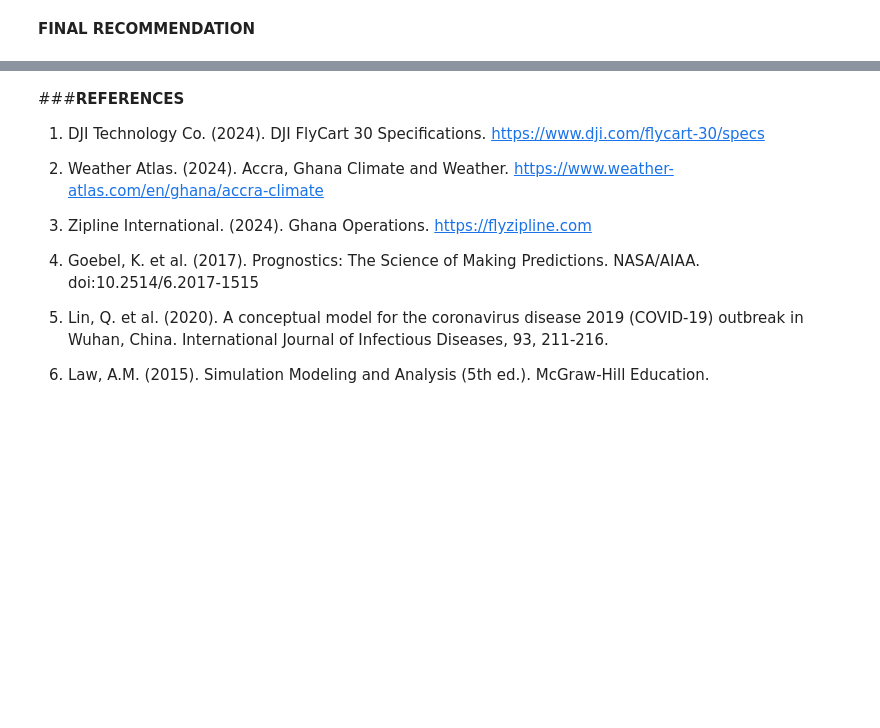
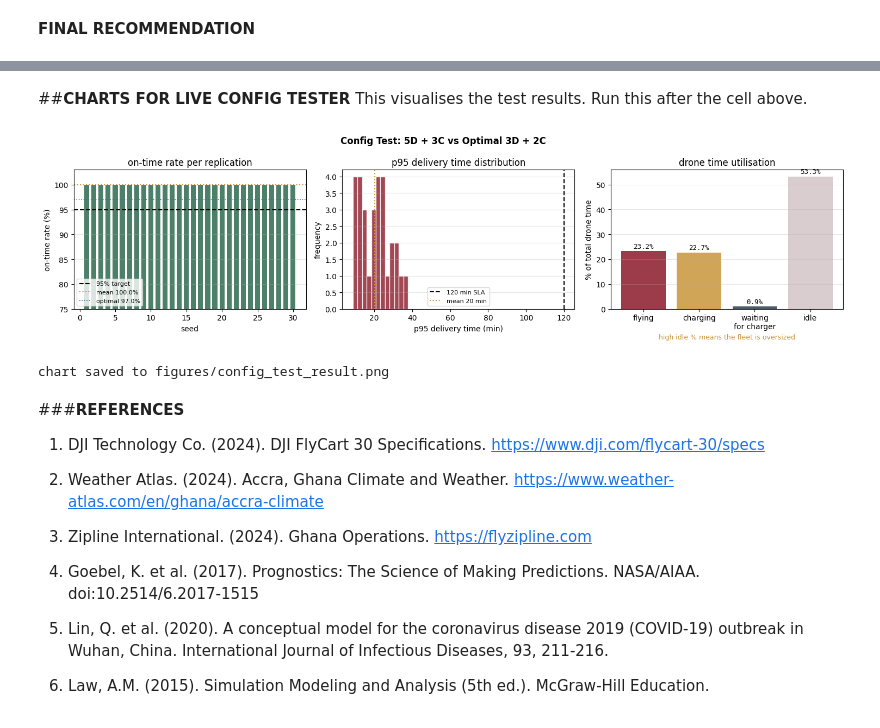
Before and after one commit to marzafiee/drone-delivery-sim, a Jupyter notebook: Last_Mile_Drone_Delivery_Hub_System_Simulation.ipynb, the cells around one changed output, grey strips where cells are left out. Cells and saved outputs as stored; diff of their text form; code cells hidden in the pictures; blank space fills up the shorter version.

```diff
--- a/Last_Mile_Drone_Delivery_Hub_System_Simulation.ipynb
+++ b/Last_Mile_Drone_Delivery_Hub_System_Simulation.ipynb
@@ -1287,3 +1484,74 @@ above 95% in all seasons.
+# %% [markdown]
+##**CHARTS FOR LIVE CONFIG TESTER**
+This visualises the test results. Run this after the cell above.
+# %%
+fig, axes = plt.subplots(1, 3, figsize=(15, 4))
+fig.suptitle(
+    f'Config Test: {TEST_DRONES}D + {TEST_CHARGERS}C vs Optimal {REF_DRONES}D + {REF_CHARGERS}C',
+    fontsize=12, fontweight='bold'
+)
+
+# left graph: on-time rate per replication
+ax = axes[0]
+colors = ['#2d6a4f' if v >= 0.95 else '#8B1A2B' for v in test_df['on_time_rate']]
+ax.bar(test_df['seed'], test_df['on_time_rate'] * 100, color=colors, alpha=0.85, width=0.7)
+ax.axhline(95, color='black', linestyle='--', linewidth=1.5, label='95% target')
+ax.axhline(mean_ot * 100, color='#C9963A', linestyle=':', linewidth=1.5,
+           label=f'mean {mean_ot:.1%}')
+ax.axhline(REF_RATE * 100, color='#3a6ea5', linestyle=':', linewidth=1.2,
+           label=f'optimal {REF_RATE:.1%}')
+ax.set_title('on-time rate per replication')
+ax.set_xlabel('seed')
+ax.set_ylabel('on-time rate (%)')
+ax.set_ylim(max(0, mean_ot * 100 - 25), 103)
+ax.legend(fontsize=8)
+ax.yaxis.grid(True, alpha=0.3)
+
+# middle graph: p95 delivery distribution
+ax = axes[1]
+ax.hist(test_df['p95_delivery_t'], bins=min(TEST_REPS, 12),
+        color='#8B1A2B', alpha=0.8, edgecolor='white')
+ax.axvline(SLA_LIMIT, color='black', linestyle='--', linewidth=1.5, label='120 min SLA')
+ax.axvline(p95_mean,  color='#C9963A', linestyle=':', linewidth=1.5,
+           label=f'mean {p95_mean:.0f} min')
+ax.set_title('p95 delivery time distribution')
+ax.set_xlabel('p95 delivery time (min)')
+ax.set_ylabel('frequency')
+ax.legend(fontsize=8)
+ax.yaxis.grid(True, alpha=0.3)
+
+# right graph: utilisation comparison bar
+ax = axes[2]
+fly_t= test_df['drone_util_fly'].mean()
+chg_t= test_df['drone_util_charge'].mean()
+wait_t= test_df['drone_util_wait'].mean()
+idle_t= 1.0 - fly_t - chg_t - wait_t
+categories = ['flying', 'charging', 'waiting\nfor charger', 'idle']
+values= [fly_t * 100, chg_t * 100, wait_t * 100, idle_t * 100]
+bar_colors = ['#8B1A2B', '#C9963A', '#2C3E4F', '#d4c5c8']
+bars = ax.bar(categories, values, color=bar_colors, alpha=0.85)
+
+for bar, val in zip(bars, values):
+    ax.text(bar.get_x() + bar.get_width() / 2, bar.get_height() + 0.5,
+            f'{val:.1f}%', ha='center', va='bottom', fontsize=9,
+            fontfamily='monospace')
+ax.set_title('drone time utilisation')
+ax.set_ylabel('% of total drone time')
+ax.yaxis.grid(True, alpha=0.3)
+
+# flag bottlenecks
+if wait_t > 0.05:
+    ax.set_xlabel('high wait % means charger bottleneck', color='#8B1A2B', fontsize=9)
+elif idle_t > 0.40:
+    ax.set_xlabel('high idle % means the fleet is oversized', color='#C9963A', fontsize=9)
+
+plt.tight_layout()
+plt.savefig('figures/config_test_result.png', dpi=200, bbox_inches='tight')
+plt.show()
+print('chart saved to figures/config_test_result.png')
+# %% [output]
+[figure, added]
+chart saved to figures/config_test_result.png
 # %% [markdown]
 ###**REFERENCES**
 1. DJI Technology Co. (2024). DJI FlyCart 30 Specifications.
```
Also changed, not shown: parts of 33 cells of this notebook.
